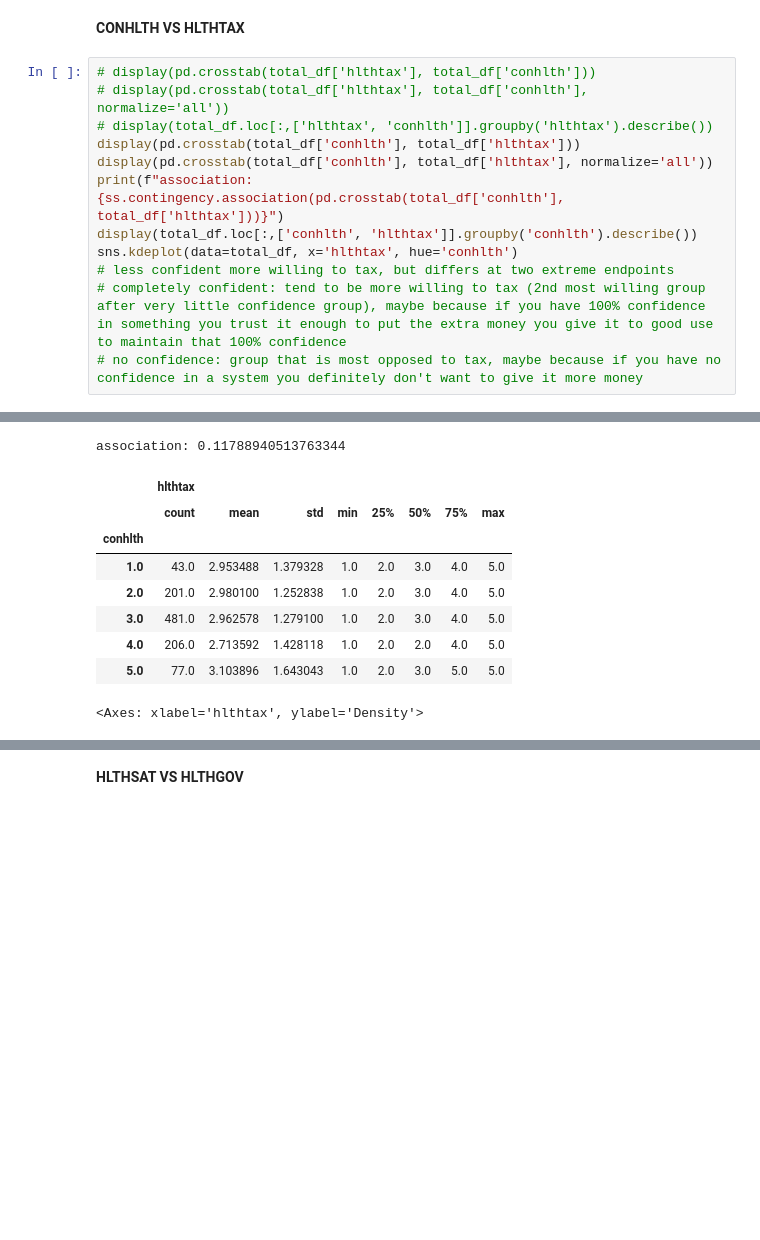
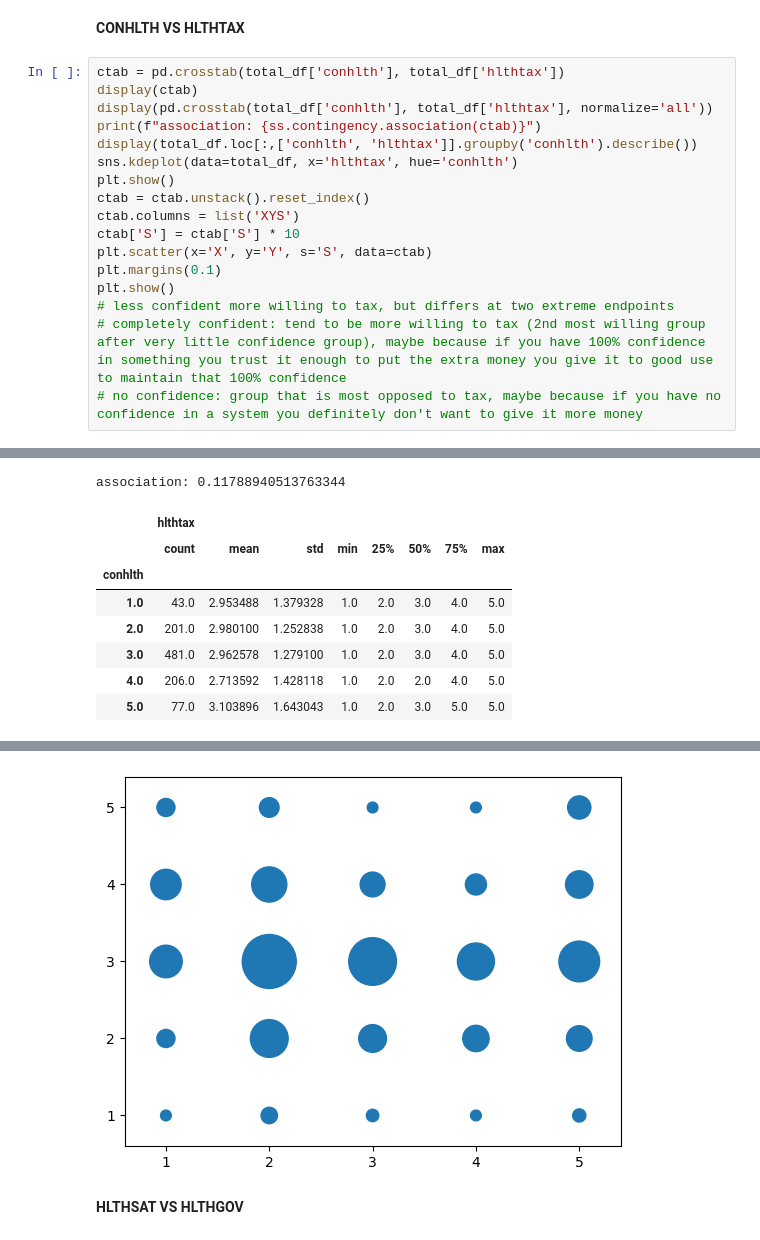
Before and after one commit to ryandinnh/project_gss, a Jupyter notebook: outline of gss project.ipynb, the cells around one changed output, grey strips where cells are left out. Drawn from its saved outputs; the diff is of its cells as text; blank space fills up the shorter version.

```diff
--- a/outline of gss project.ipynb
+++ b/outline of gss project.ipynb
@@ -287,43 +319,48 @@ association: 0.1100328716947645
 # %% [markdown]
 **CONHLTH VS HLTHTAX**
 # %%
-# display(pd.crosstab(total_df['hlthtax'], total_df['conhlth']))
-# display(pd.crosstab(total_df['hlthtax'], total_df['conhlth'], normalize='all'))
-# display(total_df.loc[:,['hlthtax', 'conhlth']].groupby('hlthtax').describe())
-display(pd.crosstab(total_df['conhlth'], total_df['hlthtax']))
+ctab = pd.crosstab(total_df['conhlth'], total_df['hlthtax'])
+display(ctab)
 display(pd.crosstab(total_df['conhlth'], total_df['hlthtax'], normalize='all'))
-print(f"association: {ss.contingency.association(pd.crosstab(total_df['conhlth'], total_df['hlthtax']))}")
+print(f"association: {ss.contingency.association(ctab)}")
 display(total_df.loc[:,['conhlth', 'hlthtax']].groupby('conhlth').describe())
 sns.kdeplot(data=total_df, x='hlthtax', hue='conhlth')
+plt.show()
+ctab = ctab.unstack().reset_index()
+ctab.columns = list('XYS')
+ctab['S'] = ctab['S'] * 10
+plt.scatter(x='X', y='Y', s='S', data=ctab)
+plt.margins(0.1)
+plt.show()
 # less confident more willing to tax, but differs at two extreme endpoints
 # completely confident: tend to be more willing to tax (2nd most willing group after very little confidence group), maybe because if you have 100% confidence in something you trust it enough to put the extra money you give it to good use to maintain that 100% confidence
 # no confidence: group that is most opposed to tax, maybe because if you have no confidence in a system you definitely don't want to give it more money
 # %% [output]
 | hlthtax | 1 | 2 | 3 | 4 | 5 |
 | conhlth |  |  |  |  |  |
 | 1.0 | 6 | 14 | 8 | 6 | 9 |
 | 2.0 | 17 | 74 | 40 | 36 | 34 |
 | 3.0 | 55 | 151 | 118 | 71 | 86 |
 | 4.0 | 48 | 64 | 32 | 23 | 39 |
 | 5.0 | 17 | 20 | 6 | 6 | 28 |
 | hlthtax | 1 | 2 | 3 | 4 | 5 |
 | conhlth |  |  |  |  |  |
 | 1.0 | 0.005952 | 0.013889 | 0.007937 | 0.005952 | 0.008929 |
 | 2.0 | 0.016865 | 0.073413 | 0.039683 | 0.035714 | 0.033730 |
 | 3.0 | 0.054563 | 0.149802 | 0.117063 | 0.070437 | 0.085317 |
 | 4.0 | 0.047619 | 0.063492 | 0.031746 | 0.022817 | 0.038690 |
 | 5.0 | 0.016865 | 0.019841 | 0.005952 | 0.005952 | 0.027778 |
 association: 0.11788940513763344
 |  | hlthtax |  |  |  |  |  |  |  |
 |  | count | mean | std | min | 25% | 50% | 75% | max |
 | conhlth |  |  |  |  |  |  |  |  |
 | 1.0 | 43.0 | 2.953488 | 1.379328 | 1.0 | 2.0 | 3.0 | 4.0 | 5.0 |
 | 2.0 | 201.0 | 2.980100 | 1.252838 | 1.0 | 2.0 | 3.0 | 4.0 | 5.0 |
 | 3.0 | 481.0 | 2.962578 | 1.279100 | 1.0 | 2.0 | 3.0 | 4.0 | 5.0 |
 | 4.0 | 206.0 | 2.713592 | 1.428118 | 1.0 | 2.0 | 2.0 | 4.0 | 5.0 |
 | 5.0 | 77.0 | 3.103896 | 1.643043 | 1.0 | 2.0 | 3.0 | 5.0 | 5.0 |
-<Axes: xlabel='hlthtax', ylabel='Density'>
 [figure]
+[figure, added]
 # %% [markdown]
 **HLTHSAT VS HLTHGOV**
 # %%
```
Also changed, not shown: parts of 16 cells of this notebook, 1 other file.
